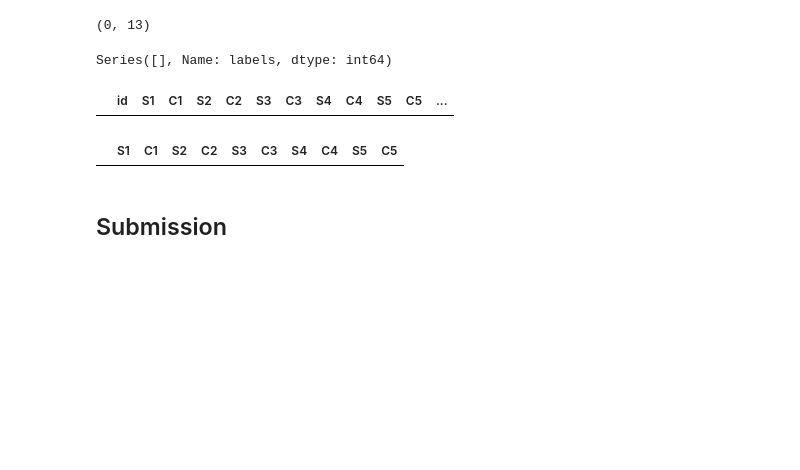
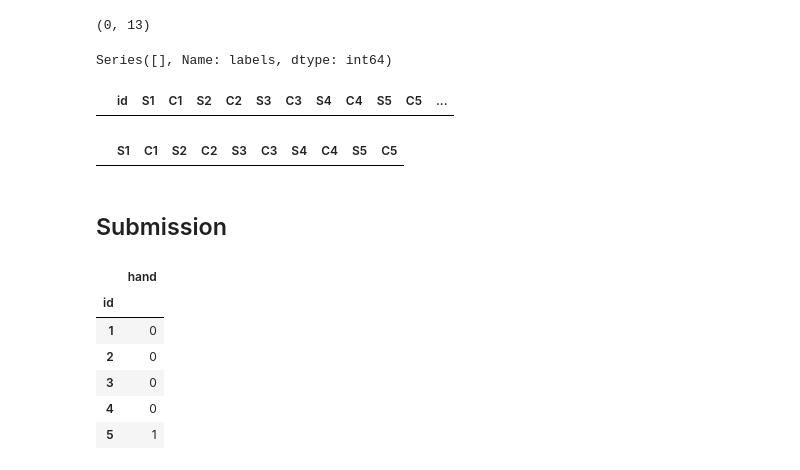
Before and after one commit to iPhaeton/kaggle-poker, a Jupyter notebook: distance.ipynb, the cells around one changed output. Drawn from its saved outputs; the diff is of its cells as text; code cells hidden in the pictures; blank space fills up the shorter version.

Commit message:
Prepare submission

```diff
--- a/distance.ipynb
+++ b/distance.ipynb
@@ -372,0 +376,13 @@ submission.to_csv('./kaggle_submission_0.csv')
+# %%
+submission = submission.rename({'predictions': 'hand'}, axis=1)
+submission.index = submission['id']
+submission = submission.drop('id', axis=1)
+submission.head()
+# %% [output]
+|  | hand |
+| id |  |
+| 1 | 0 |
+| 2 | 0 |
+| 3 | 0 |
+| 4 | 0 |
+| 5 | 1 |
```
Also changed, not shown: parts of 5 cells of this notebook.
